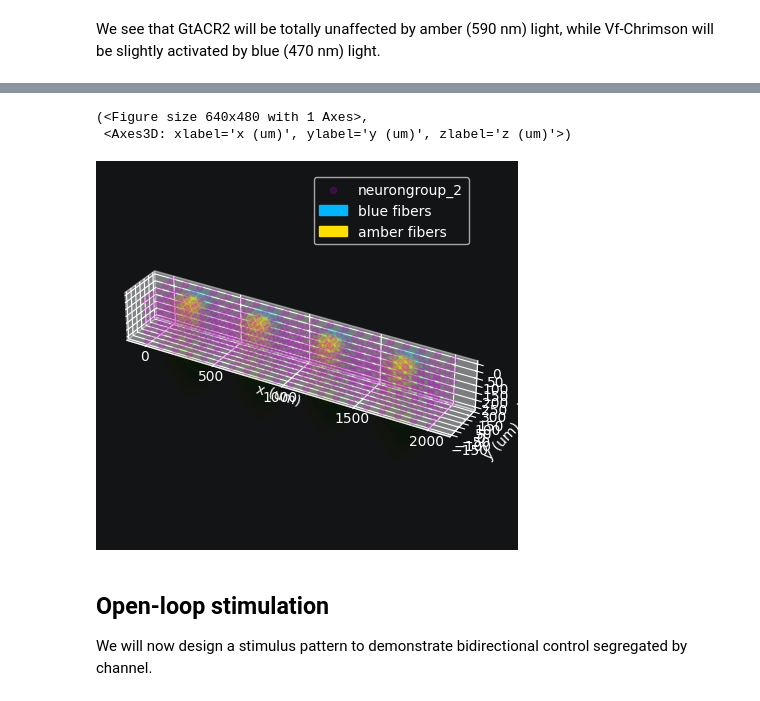
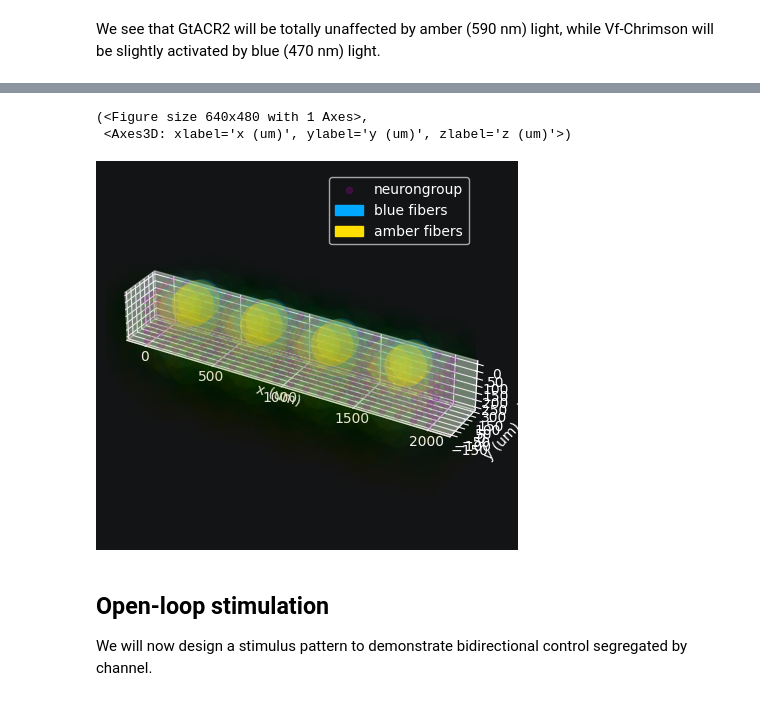
Before and after one commit to siplab-gt/cleo, a Jupyter notebook: docs/tutorials/multi_opto.ipynb, the cells around one changed output, grey strips where cells are left out. Cells and saved outputs as stored; diff of their text form; code cells hidden in the pictures.

```diff
--- a/docs/tutorials/multi_opto.ipynb
+++ b/docs/tutorials/multi_opto.ipynb
@@ -136,7 +132,8 @@ coords[:, 1] = 0.025
 blue_fibers = cleo.light.Light(
     name="blue fibers",
     coords=coords * mm,
-    light_model=cleo.light.fiber473nm(),
+    light_model=cleo.light.OptogenSIMLight(wavelength=470 * nmeter, beam_radius=0.1 * mm),  # ← CHANGED
+    wavelength=470 * nmeter,
 )
 sim.inject(blue_fibers, ng)
 sim.inject(gtacr2, ng, Iopto_var_name="I_inh")
@@ -146,13 +143,13 @@ WARNING    The object 'light_prop_vf_Chrimson_neurongroup_2' is getting deleted,
 The object was created here (most recent call only):
   File '/Users/akhiln1/cleo/cleo/registry.py', line 131, in _get_or_create_light_prop_syn
     light_prop_syn = Synapses( [brian2.core.base.unused_brian_object]
 WARNING    The object 'light_source' is getting deleted, but was never included in a network. This probably means that you did not store the object reference in a variable, or that the variable was no ...
 The object was created here (most recent call only):
   File '/Users/akhiln1/cleo/cleo/registry.py', line 166, in init_register_light
     self.light_source_ng = NeuronGroup( [brian2.core.base.unused_brian_object]
 (<Figure size 640x480 with 1 Axes>,
  <Axes3D: xlabel='x (um)', ylabel='y (um)', zlabel='z (um)'>)
-[figure, old version]
+[figure, new version]
 # %% [markdown]
 ## Open-loop stimulation
 We will now design a stimulus pattern to demonstrate bidirectional control segregated by channel.
```
Also changed, not shown: parts of 10 cells of this notebook.
